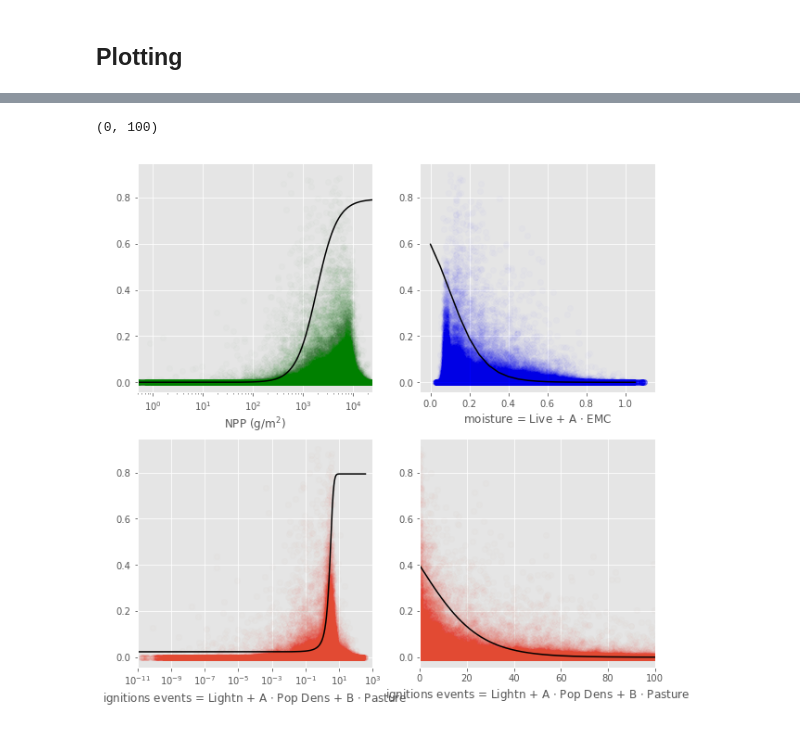
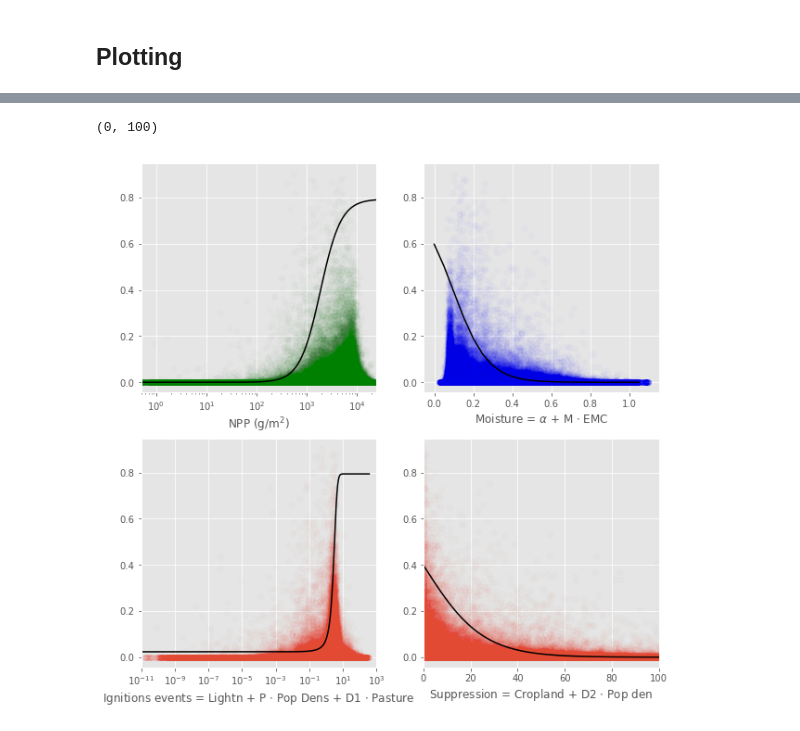
Before and after one commit to rhyswhitley/fire_limitation, a Jupyter notebook: notebooks/bayesian_inference.ipynb, the cells around one changed output, grey strips where cells are left out. Cells and saved outputs as stored; diff of their text form; code cells hidden in the pictures.

```diff
--- a/notebooks/bayesian_inference.ipynb
+++ b/notebooks/bayesian_inference.ipynb
@@ -419,7 +425,7 @@ plt.subplot(2, 2, 2)
 ## scatter plot
 cM = np.mean(vals['cM'])
 f_moisture = moisture(fd["alpha"].values, fd["emc"].values, cM)
-pltVsFire(f_moisture , "moisture = Live + A $\cdot$ EMC",'bo')
+pltVsFire(f_moisture , "Moisture = $\\alpha$ + M $\cdot$ EMC",'bo')
 
 ## Line of best fit
 mst = np.arange(0.0, f_moisture.max(), 0.05)
@@ -440,37 +446,37 @@ f_ignite = ignition(fd["lightning_ignitions"].values, \
                     fd["population_density"].values, \
                     cP, cD1)
 
-pltVsFire(f_ignite, "ignitions events = Lightn + A $\cdot$ Pop Dens + B $\cdot$ Pasture")
+pltVsFire(f_ignite, "Ignitions events = Lightn + P $\cdot$ Pop Dens + D1 $\cdot$ Pasture")
 
 ## Line of best fit
 Ignite = np.arange(-30, np.log(f_ignite.max()), 0.01)
 Ignite = np.exp(Ignite)
 
 l_Ignite = meanParam(Ignite, 'igntions_x0', 'igntions_k')
 
 plt.plot(Ignite, l_Ignite, 'k')
 plt.xscale('log')
 plt.xlim(10**(-11), 10**3)
 
 ####################
 ## Suppression    ##
 ####################
 plt.subplot(2, 2, 4)
 #scatter plot
 cD2 = np.mean(vals['cD2'])
 f_suppression = supression(fd["cropland"].values, \
                            fd["population_density"].values, \
                            cD2)
 
-pltVsFire(f_suppression, "ignitions events = Lightn + A $\cdot$ Pop Dens + B $\cdot$ Pasture")
+pltVsFire(f_suppression, "Suppression = Cropland + D2 $\cdot$ Pop den")
 
 # Line of best fit
 Suppress = np.arange(0, 100, 0.01)
 l_suppression = meanParam(Suppress, 'suppression_x0', 'suppression_k', -1)
 
 plt.plot(Suppress, l_suppression, 'k')
 #plt.xscale('log')
 plt.xlim(0, 100)
 # %% [output]
 (0, 100)
-[figure, old version]
+[figure, new version]
```
Also changed, not shown: parts of 1 cell of this notebook.
